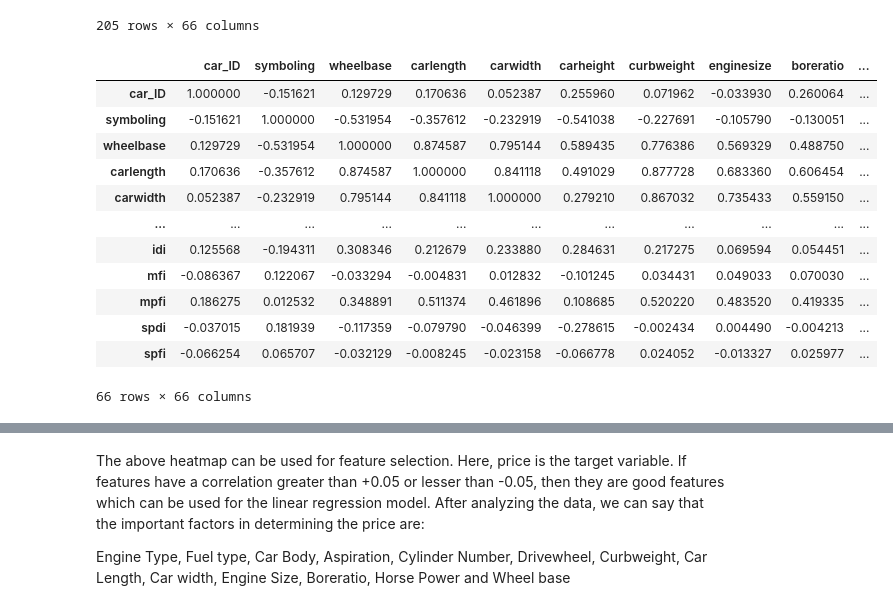
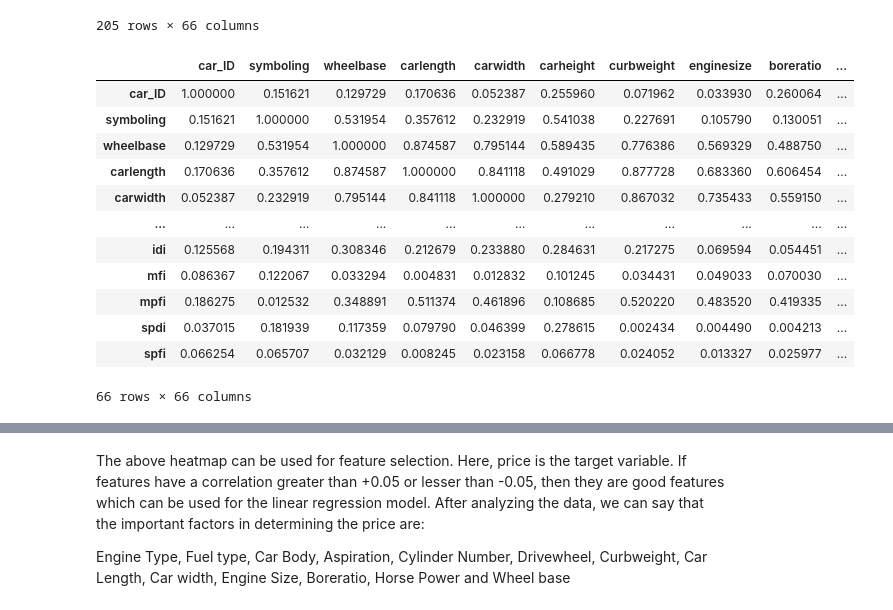
Before and after one commit to Sumay010306/GIT3-MRM, a Jupyter notebook: Improved Linear Regression.ipynb, the cells around one changed output, grey strips where cells are left out. Drawn from its saved outputs; the diff is of its cells as text; code cells hidden in the pictures.

```diff
--- a/Improved Linear Regression.ipynb
+++ b/Improved Linear Regression.ipynb
@@ -104,21 +104,21 @@ df
 205 rows × 66 columns
 # %%
 #Correlation matrix
-corr = df.corr()
+corr = df.corr().abs()
 corr
 # %% [output]
 |  | car_ID | symboling | wheelbase | carlength | carwidth | carheight | curbweight | enginesize | boreratio | ... |
-| car_ID | 1.000000 | -0.151621 | 0.129729 | 0.170636 | 0.052387 | 0.255960 | 0.071962 | -0.033930 | 0.260064 | ... |
-| symboling | -0.151621 | 1.000000 | -0.531954 | -0.357612 | -0.232919 | -0.541038 | -0.227691 | -0.105790 | -0.130051 | ... |
-| wheelbase | 0.129729 | -0.531954 | 1.000000 | 0.874587 | 0.795144 | 0.589435 | 0.776386 | 0.569329 | 0.488750 | ... |
-| carlength | 0.170636 | -0.357612 | 0.874587 | 1.000000 | 0.841118 | 0.491029 | 0.877728 | 0.683360 | 0.606454 | ... |
-| carwidth | 0.052387 | -0.232919 | 0.795144 | 0.841118 | 1.000000 | 0.279210 | 0.867032 | 0.735433 | 0.559150 | ... |
+| car_ID | 1.000000 | 0.151621 | 0.129729 | 0.170636 | 0.052387 | 0.255960 | 0.071962 | 0.033930 | 0.260064 | ... |
+| symboling | 0.151621 | 1.000000 | 0.531954 | 0.357612 | 0.232919 | 0.541038 | 0.227691 | 0.105790 | 0.130051 | ... |
+| wheelbase | 0.129729 | 0.531954 | 1.000000 | 0.874587 | 0.795144 | 0.589435 | 0.776386 | 0.569329 | 0.488750 | ... |
+| carlength | 0.170636 | 0.357612 | 0.874587 | 1.000000 | 0.841118 | 0.491029 | 0.877728 | 0.683360 | 0.606454 | ... |
+| carwidth | 0.052387 | 0.232919 | 0.795144 | 0.841118 | 1.000000 | 0.279210 | 0.867032 | 0.735433 | 0.559150 | ... |
 | ... | ... | ... | ... | ... | ... | ... | ... | ... | ... | ... |
-| idi | 0.125568 | -0.194311 | 0.308346 | 0.212679 | 0.233880 | 0.284631 | 0.217275 | 0.069594 | 0.054451 | ... |
-| mfi | -0.086367 | 0.122067 | -0.033294 | -0.004831 | 0.012832 | -0.101245 | 0.034431 | 0.049033 | 0.070030 | ... |
+| idi | 0.125568 | 0.194311 | 0.308346 | 0.212679 | 0.233880 | 0.284631 | 0.217275 | 0.069594 | 0.054451 | ... |
+| mfi | 0.086367 | 0.122067 | 0.033294 | 0.004831 | 0.012832 | 0.101245 | 0.034431 | 0.049033 | 0.070030 | ... |
 | mpfi | 0.186275 | 0.012532 | 0.348891 | 0.511374 | 0.461896 | 0.108685 | 0.520220 | 0.483520 | 0.419335 | ... |
-| spdi | -0.037015 | 0.181939 | -0.117359 | -0.079790 | -0.046399 | -0.278615 | -0.002434 | 0.004490 | -0.004213 | ... |
-| spfi | -0.066254 | 0.065707 | -0.032129 | -0.008245 | -0.023158 | -0.066778 | 0.024052 | -0.013327 | 0.025977 | ... |
+| spdi | 0.037015 | 0.181939 | 0.117359 | 0.079790 | 0.046399 | 0.278615 | 0.002434 | 0.004490 | 0.004213 | ... |
+| spfi | 0.066254 | 0.065707 | 0.032129 | 0.008245 | 0.023158 | 0.066778 | 0.024052 | 0.013327 | 0.025977 | ... |
 66 rows × 66 columns
 # %%
 plt.figure(figsize=(45,65))
```
Also changed, not shown: parts of 1 cell of this notebook.
